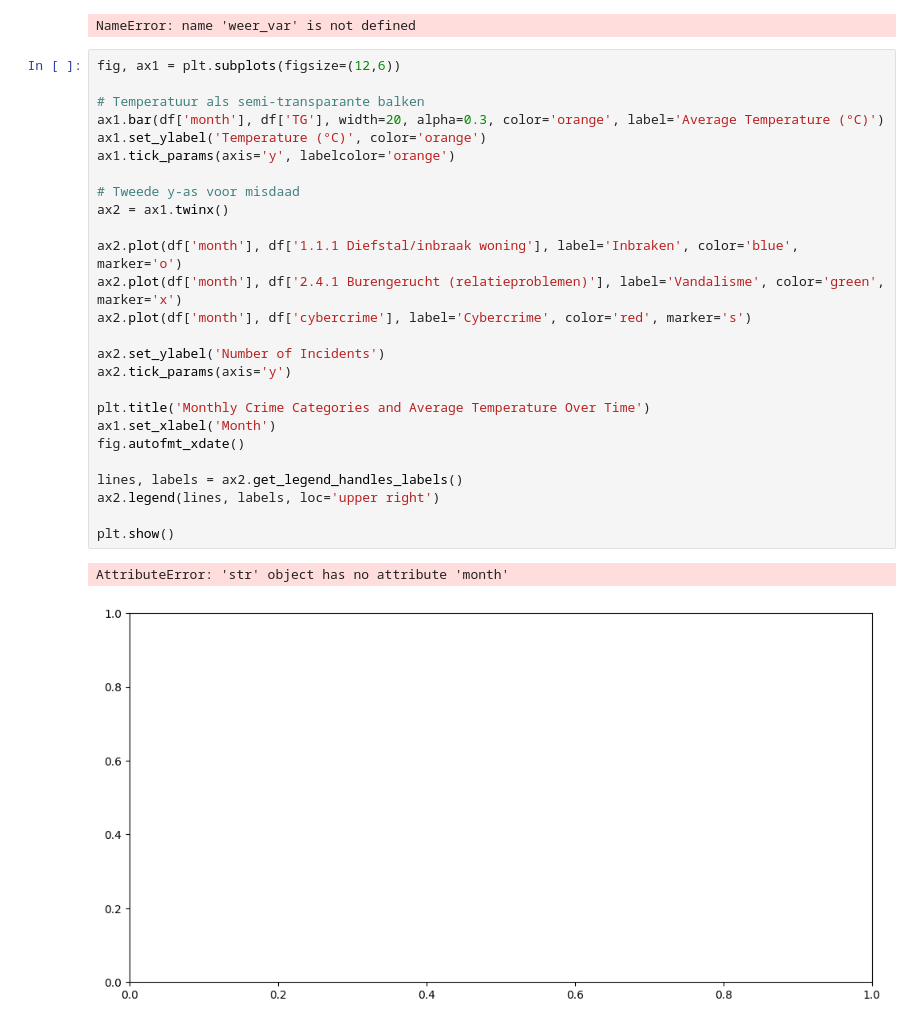
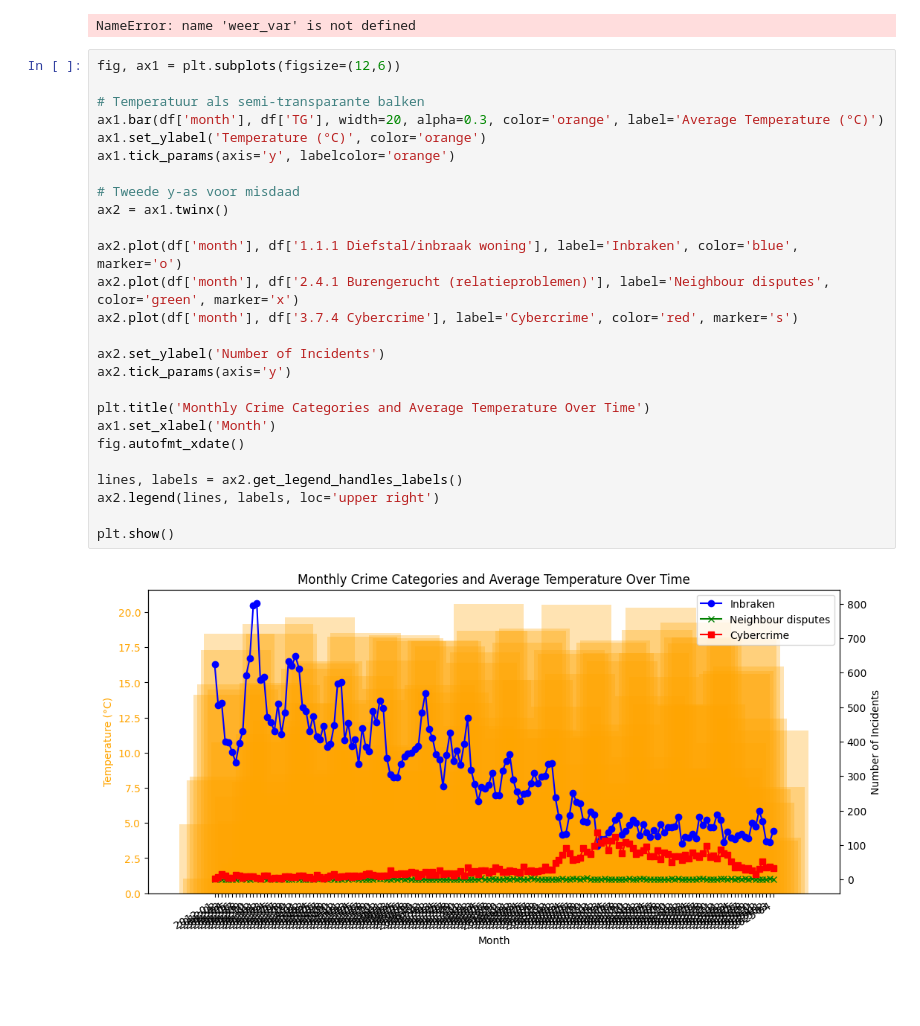
Before and after one commit to tomvanegmond/InfoVis, a Jupyter notebook: _build/jupyter_execute/docs/notebook.ipynb, the cells around one changed output. Cells and saved outputs as stored; diff of their text form; blank space fills up the shorter version.

```diff
--- a/_build/jupyter_execute/docs/notebook.ipynb
+++ b/_build/jupyter_execute/docs/notebook.ipynb
@@ -189,29 +189,28 @@ NameError: name 'weer_var' is not defined
 # %%
 fig, ax1 = plt.subplots(figsize=(12,6))
 
 # Temperatuur als semi-transparante balken
 ax1.bar(df['month'], df['TG'], width=20, alpha=0.3, color='orange', label='Average Temperature (°C)')
 ax1.set_ylabel('Temperature (°C)', color='orange')
 ax1.tick_params(axis='y', labelcolor='orange')
 
 # Tweede y-as voor misdaad
 ax2 = ax1.twinx()
 
 ax2.plot(df['month'], df['1.1.1 Diefstal/inbraak woning'], label='Inbraken', color='blue', marker='o')
-ax2.plot(df['month'], df['2.4.1 Burengerucht (relatieproblemen)'], label='Vandalisme', color='green', marker='x')
-ax2.plot(df['month'], df['cybercrime'], label='Cybercrime', color='red', marker='s')
+ax2.plot(df['month'], df['2.4.1 Burengerucht (relatieproblemen)'], label='Neighbour disputes', color='green', marker='x')
+ax2.plot(df['month'], df['3.7.4 Cybercrime'], label='Cybercrime', color='red', marker='s')
 
 ax2.set_ylabel('Number of Incidents')
 ax2.tick_params(axis='y')
 
 plt.title('Monthly Crime Categories and Average Temperature Over Time')
 ax1.set_xlabel('Month')
 fig.autofmt_xdate()
 
 lines, labels = ax2.get_legend_handles_labels()
 ax2.legend(lines, labels, loc='upper right')
 
 plt.show()
 # %% [output]
-AttributeError: 'str' object has no attribute 'month'
-[figure, old version]
+[figure, new version]
```
Also changed, not shown: 17 other files.
